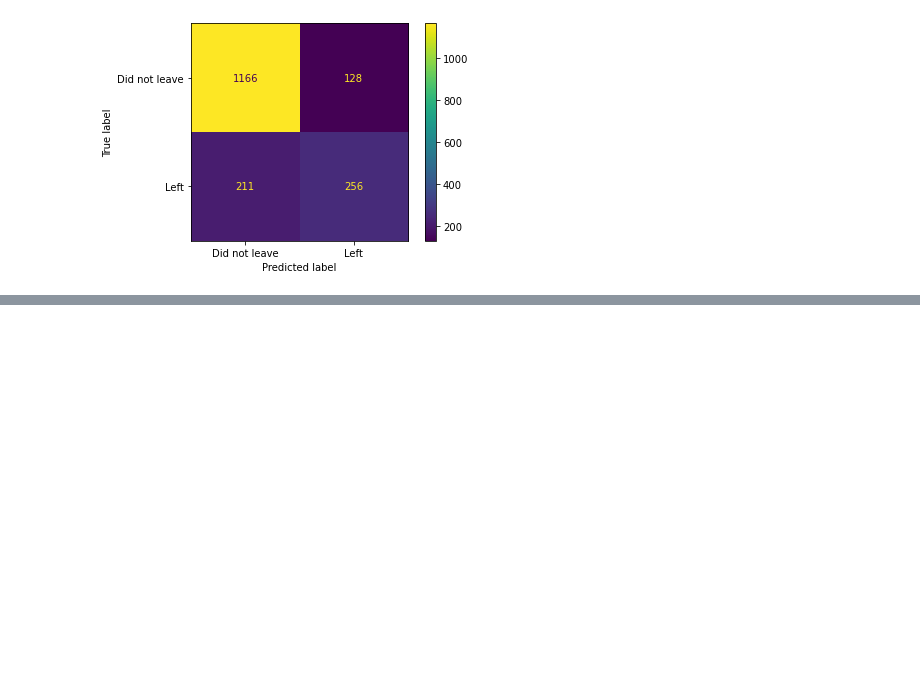
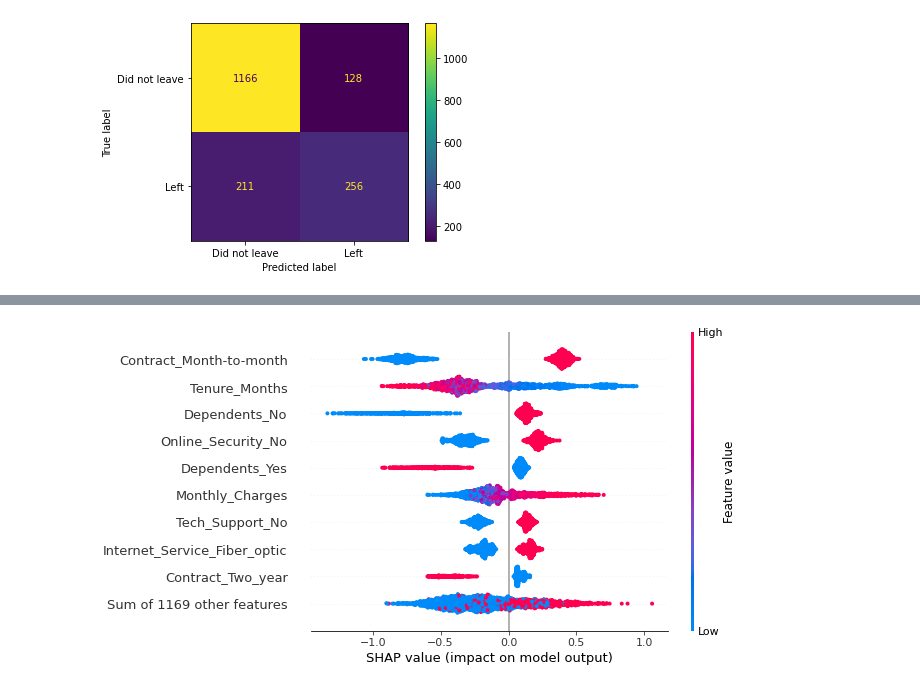
Before and after one commit to Devnathv/DatascienceProjects, a Jupyter notebook: XGBoost_GuidedProject.ipynb, the cells around one changed output, grey strips where cells are left out. Drawn from its saved outputs; the diff is of its cells as text; code cells hidden in the pictures; blank space fills up the shorter version.

```diff
--- a/XGBoost_GuidedProject.ipynb
+++ b/XGBoost_GuidedProject.ipynb
@@ -378,0 +475,18 @@ shap_values=xp.shap
+# %%
+tel_xgb = xgb.XGBClassifier(seed=42,
+                        objective='binary:logistic',
+                        eval_metric="logloss", ## this avoids warning...
+                        gamma=0.25,
+                        learning_rate=0.1,
+                        max_depth=4,
+                        reg_lambda=10,
+                        scale_pos_weight=3,
+                        subsample=0.9,
+                        colsample_bytree=0.5,
+                        use_label_encoder=False)
+tel_xgb.fit(X_train,
+            y_train,
+            verbose=True,
+            early_stopping_rounds=10,
+            eval_metric='aucpr',
+            eval_set=[(X_test, y_test)])
@@ -378,0 +520,7 @@ shap_values=xp.shap
+# %%
+explainer = shap.Explainer(tel_xgb)
+shap_values = explainer(X_test)
+# %%
+shap.plots.beeswarm(shap_values)
+# %% [output]
+[figure, added]
```
Also changed, not shown: parts of 7 cells of this notebook.
